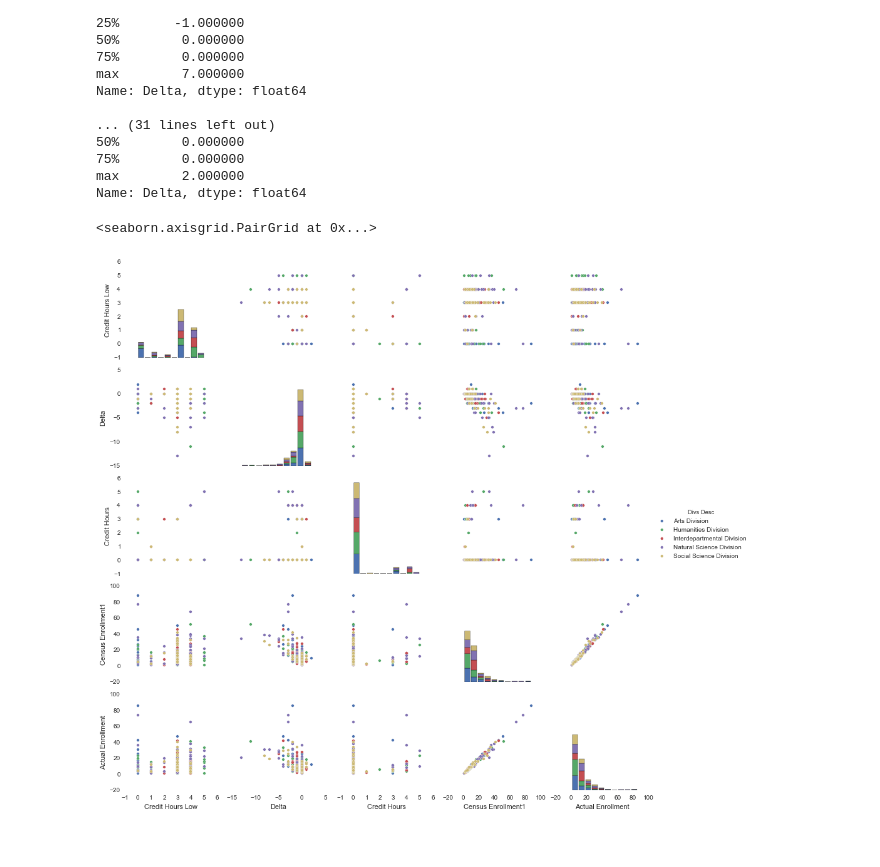
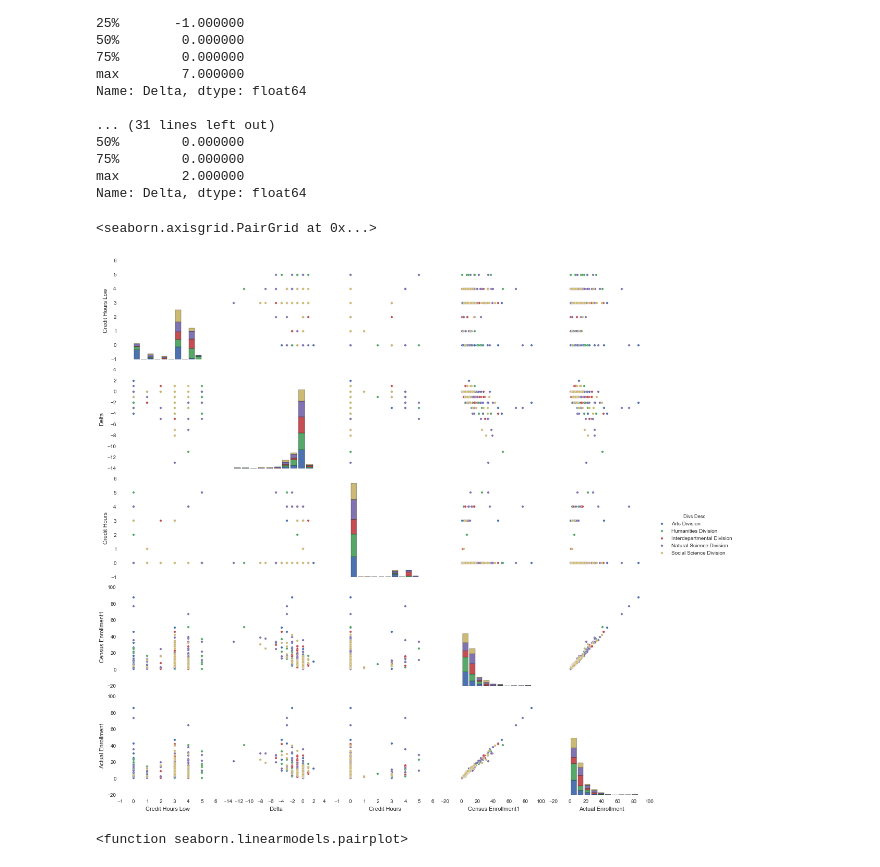
Before and after one commit to mglerner/CurriculumViz, a Jupyter notebook: CourseScatter.ipynb, the cells around one changed output. Cells and saved outputs as stored; diff of their text form; code cells hidden in the pictures.

```diff
--- a/CourseScatter.ipynb
+++ b/CourseScatter.ipynb
@@ -68,7 +68,11 @@ Name: Delta, dtype: float64
 max        2.000000
 Name: Delta, dtype: float64
 # %%
-sns.pairplot(df, hue="Divs Desc", size=2.5)
+sns.pairplot(df, hue="Divs Desc", size=3)
 # %% [output]
 <seaborn.axisgrid.PairGrid at 0x...>
-[figure, old version]
+[figure, new version]
+# %%
+sns.pairplot
+# %% [output]
+<function seaborn.linearmodels.pairplot>
```
Also changed, not shown: parts of 1 cell of this notebook.
